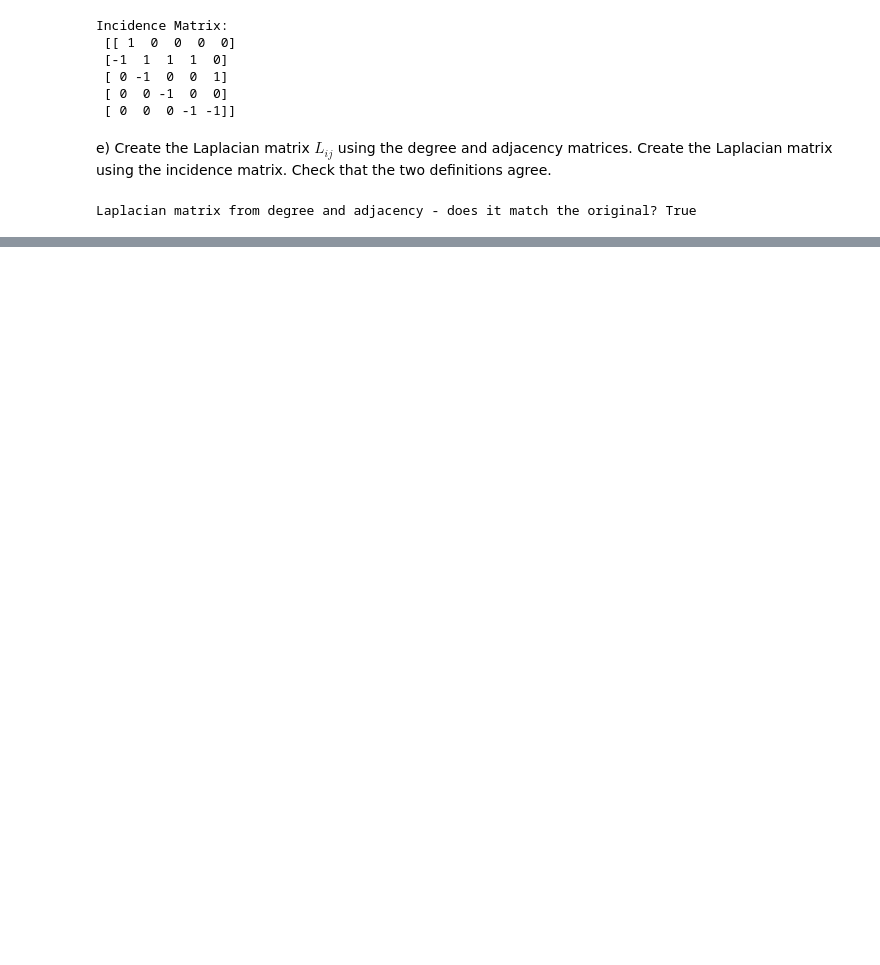
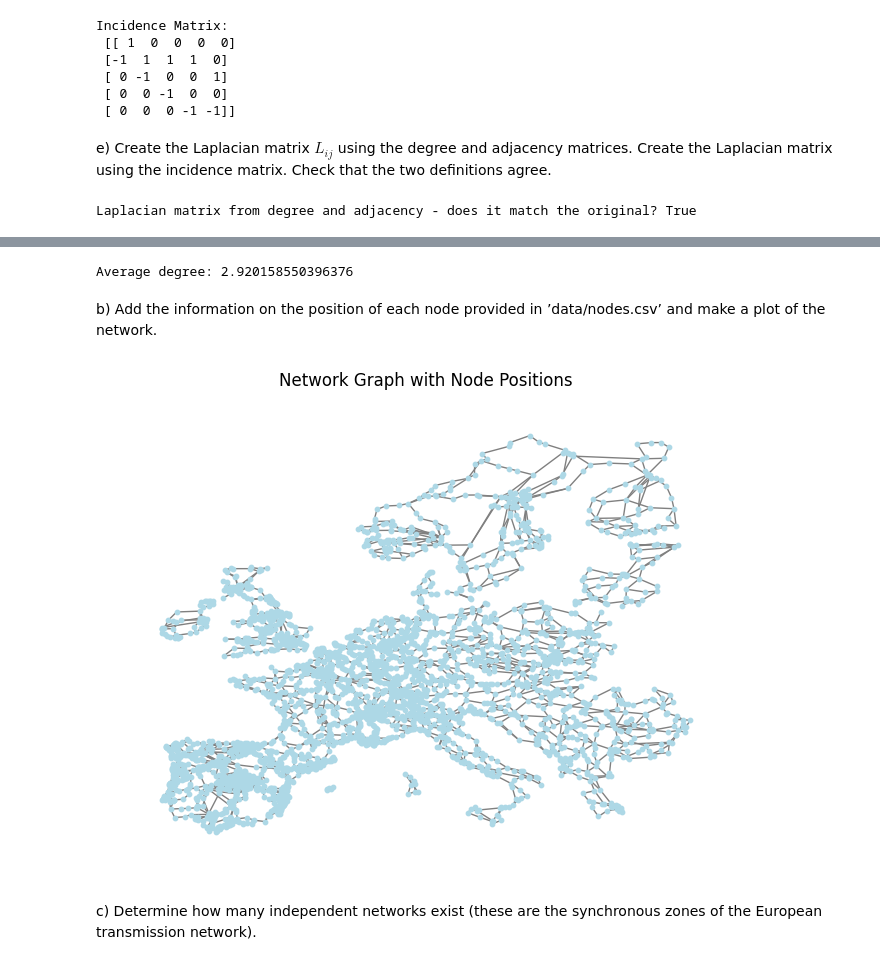
Before and after one commit to mathilderask/IEG_46770, a Jupyter notebook: Lec4/Week_4_M.ipynb, the cells around one changed output, grey strips where cells are left out. Drawn from its saved outputs; the diff is of its cells as text; code cells hidden in the pictures; blank space fills up the shorter version.

```diff
--- a/Lec4/Week_4_M.ipynb
+++ b/Lec4/Week_4_M.ipynb
@@ -173,0 +249,25 @@ Laplacian matrix from degree and adjacency - does it match the original? True
+# %%
+# Load data
+data_nodes = pd.read_csv('nodes.csv')   # Columns: Bus,x,y
+data_edges = pd.read_csv('edges.csv')   # Columns: Line,bus0,bus1,s_nom,x_pu
+
+# a)
+G = nx.from_pandas_edgelist(data_edges, source='bus0', target='bus1', edge_attr=True)
+degrees = [G.degree(node) for node in G.nodes()]
+print("Average degree:", np.mean(degrees))
+# %% [output]
+Average degree: 2.920158550396376
+# %% [markdown]
+b) Add the information on the position of each node provided in ’data/nodes.csv’ and make a plot of the
+network.
+# %%
+# b)
+pos = dict(zip(data_nodes['Bus'], zip(data_nodes['x'], data_nodes['y'])))
+nx.draw(G, pos=pos, with_labels=False, node_color='lightblue', edge_color='gray', node_size=10)
+plt.title("Network Graph with Node Positions")
+plt.show()
+# %% [output]
+[figure, added]
+# %% [markdown]
+c) Determine how many independent networks exist (these are the synchronous zones of the European
+transmission network).
```
Also changed, not shown: parts of 7 cells of this notebook.
